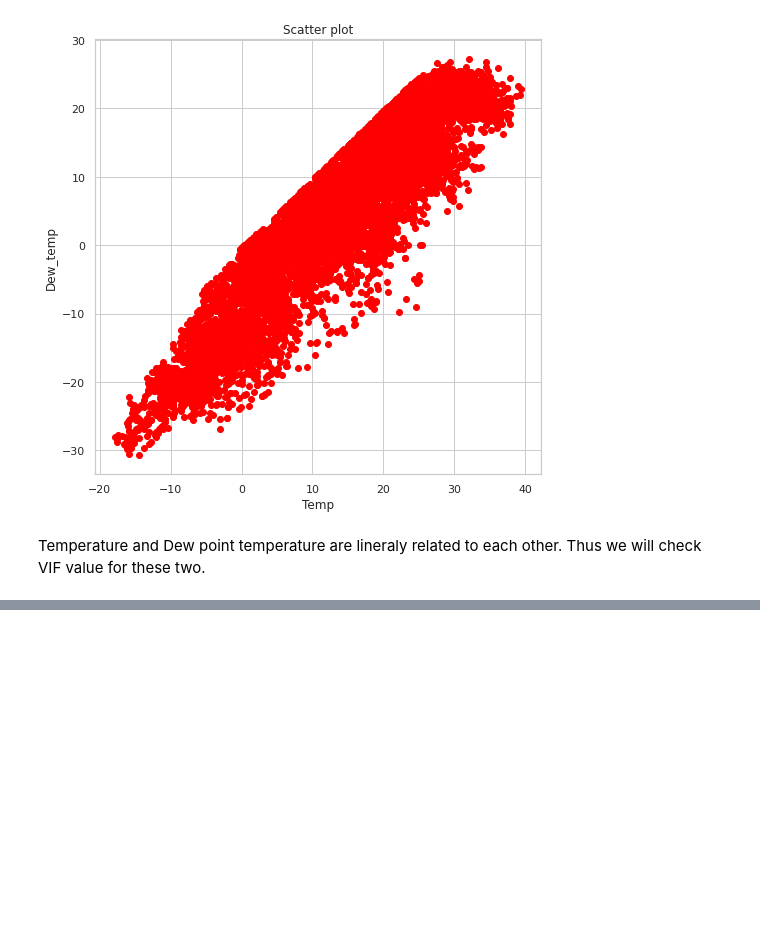
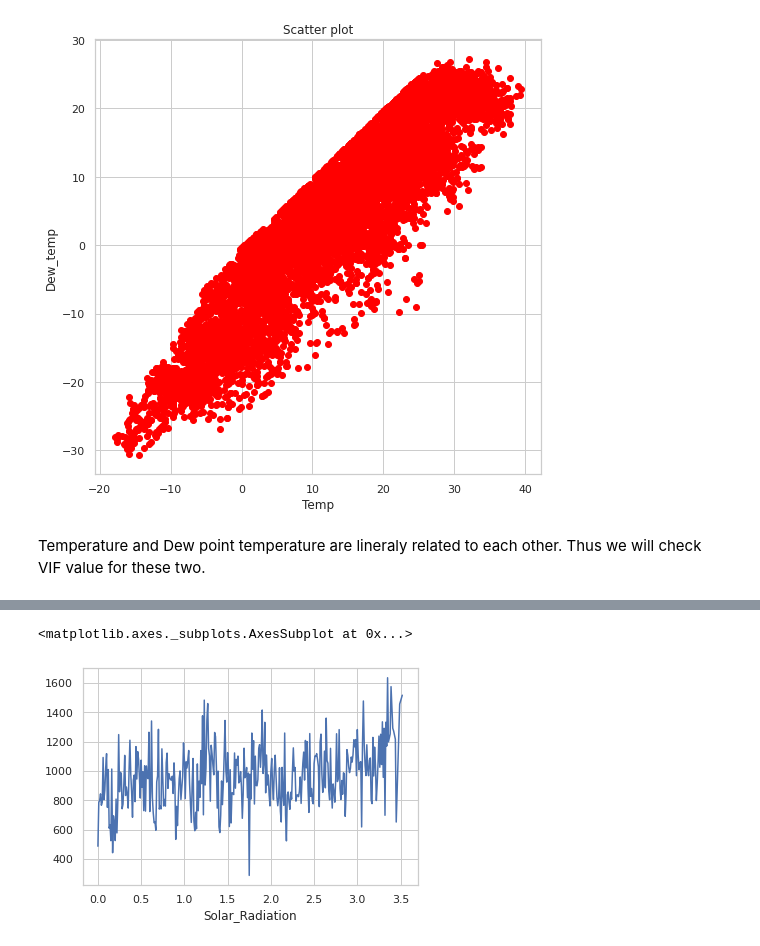
Before and after one commit to Tarungeed/Bike-sharing-prediction-, a Jupyter notebook: Bike_Sharing_Demand_Prediction_Capstone_Project.ipynb, the cells around one changed output, grey strips where cells are left out. Saved outputs shown, nothing was run; the diff lists cells and outputs as text; code cells hidden in the pictures; blank space fills up the shorter version.

```diff
--- a/Bike_Sharing_Demand_Prediction_Capstone_Project.ipynb
+++ b/Bike_Sharing_Demand_Prediction_Capstone_Project.ipynb
@@ -350,0 +366,5 @@ Temperature and Dew point temperature are lineraly related to each other. Thus w
+# %%
+bike_df.groupby('Solar_Radiation').mean()['Rented_Bike_Count'].plot()
+# %% [output]
+<matplotlib.axes._subplots.AxesSubplot at 0x...>
+[figure, added]
```
Also changed, not shown: parts of 3 cells of this notebook.
